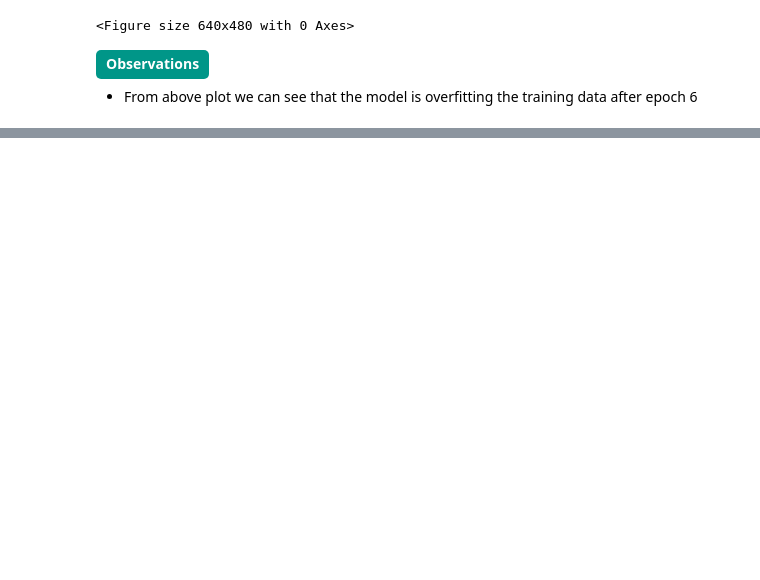
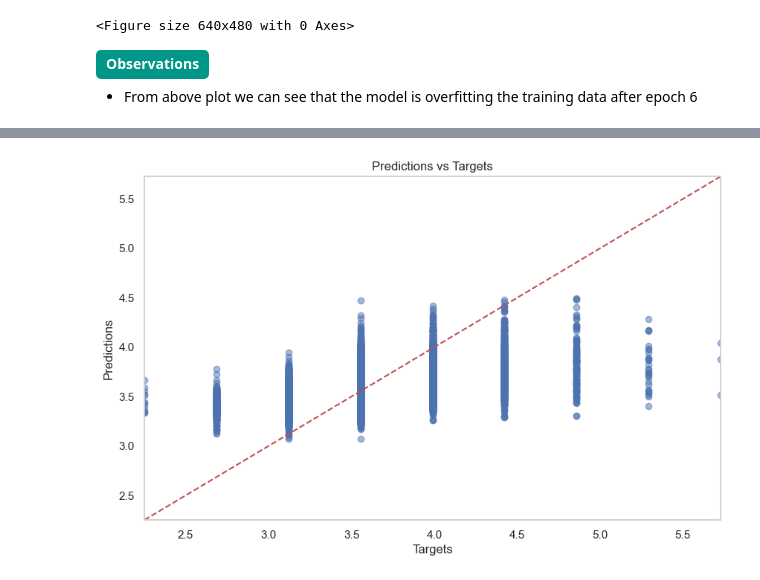
Before and after one commit to gautamnaik1994/PorterLogisticsDeepLearningCaseStudy, a Jupyter notebook: notebooks/05.DeepLearning.ipynb, the cells around one changed output, grey strips where cells are left out. Saved outputs shown, nothing was run; the diff lists cells and outputs as text; code cells hidden in the pictures; blank space fills up the shorter version.

```diff
--- a/notebooks/05.DeepLearning.ipynb
+++ b/notebooks/05.DeepLearning.ipynb
@@ -371,0 +393,42 @@ e_trainer.plot();
+# %%
+# load the model
+# Option 1: Add NetworkWithCategoryEmbedding to safe globals
+# torch.serialization.add_safe_globals([NetworkWithCategoryEmbedding])
+model_with_embedding = torch.load("../deployment/model/porter_model_full.pth", weights_only=False)
+# Option 2 (alternative): Set weights_only to False (only if you trust the source of the checkpoint)
+# model_with_embedding = torch.load("../deployment/model/porter_model_full.pth", weights_only=False)
+model_with_embedding.eval()
+
+# evaluate the model
+def evaluate_model(model, dataloader):
+    model.eval()
+    predictions = []
+    targets = []
+    with torch.no_grad():
+        for inputs, target, category in dataloader:
+            inputs, target, category = inputs.to(device), target.to(device), category.to(device)
+            output = model(inputs, category)
+            predictions.append(output.cpu().numpy())
+            targets.append(target.cpu().numpy())
+    predictions = np.concatenate(predictions)
+    targets = np.concatenate(targets)
+    return predictions, targets
+predictions, targets = evaluate_model(model_with_embedding, test_loader)
+predictions = y_scaler.inverse_transform(predictions)
+targets = y_scaler.inverse_transform(targets)
+predictions = predictions.flatten()
+targets = targets.flatten()
+
+# plot the predictions vs targets
+plt.figure(figsize=(10, 6))
+plt.scatter(targets, predictions, alpha=0.5)
+plt.xlabel("Targets")
+plt.ylabel("Predictions")
+plt.title("Predictions vs Targets")
+plt.plot([targets.min(), targets.max()], [targets.min(), targets.max()], 'r--')
+plt.xlim(targets.min(), targets.max())
+plt.ylim(targets.min(), targets.max())
+plt.grid()
+plt.show()
+# %% [output]
+[figure, added]
```
Also changed, not shown: parts of 7 cells of this notebook, 9 other files.
